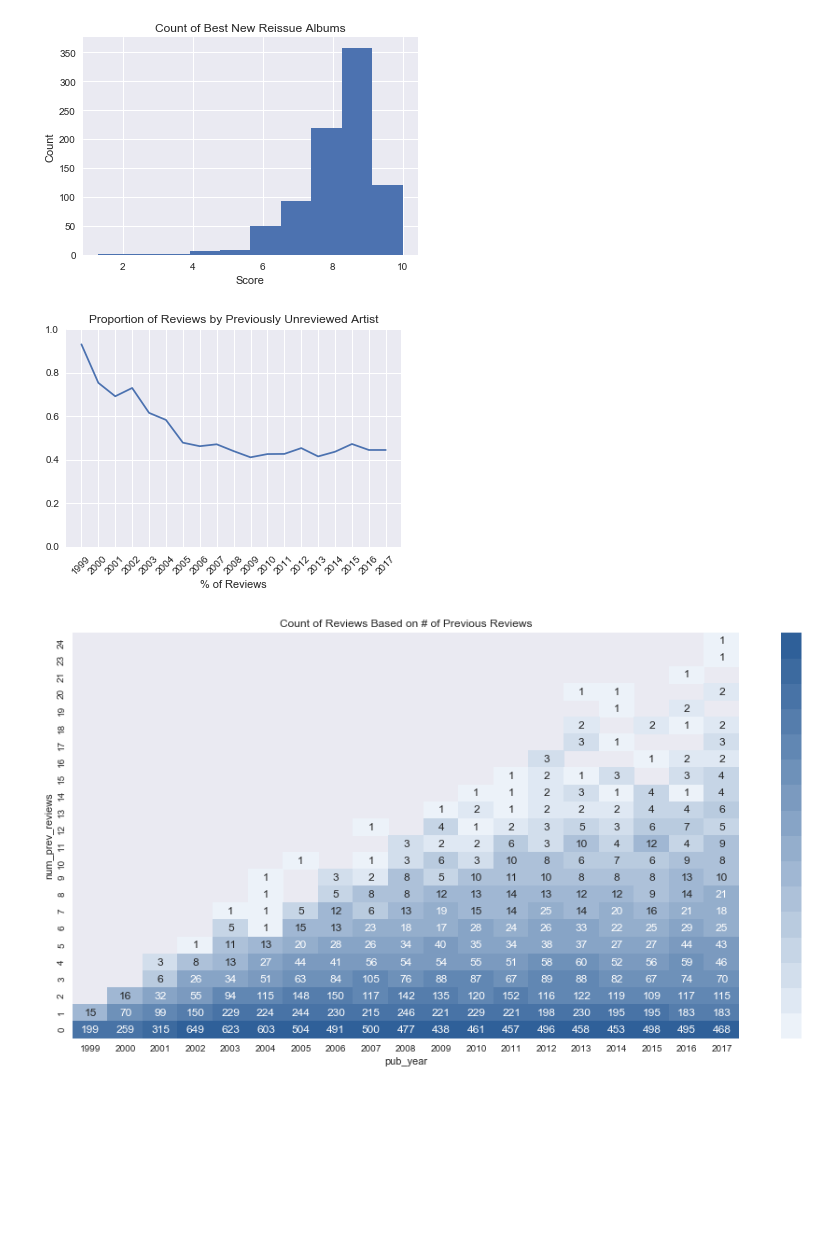
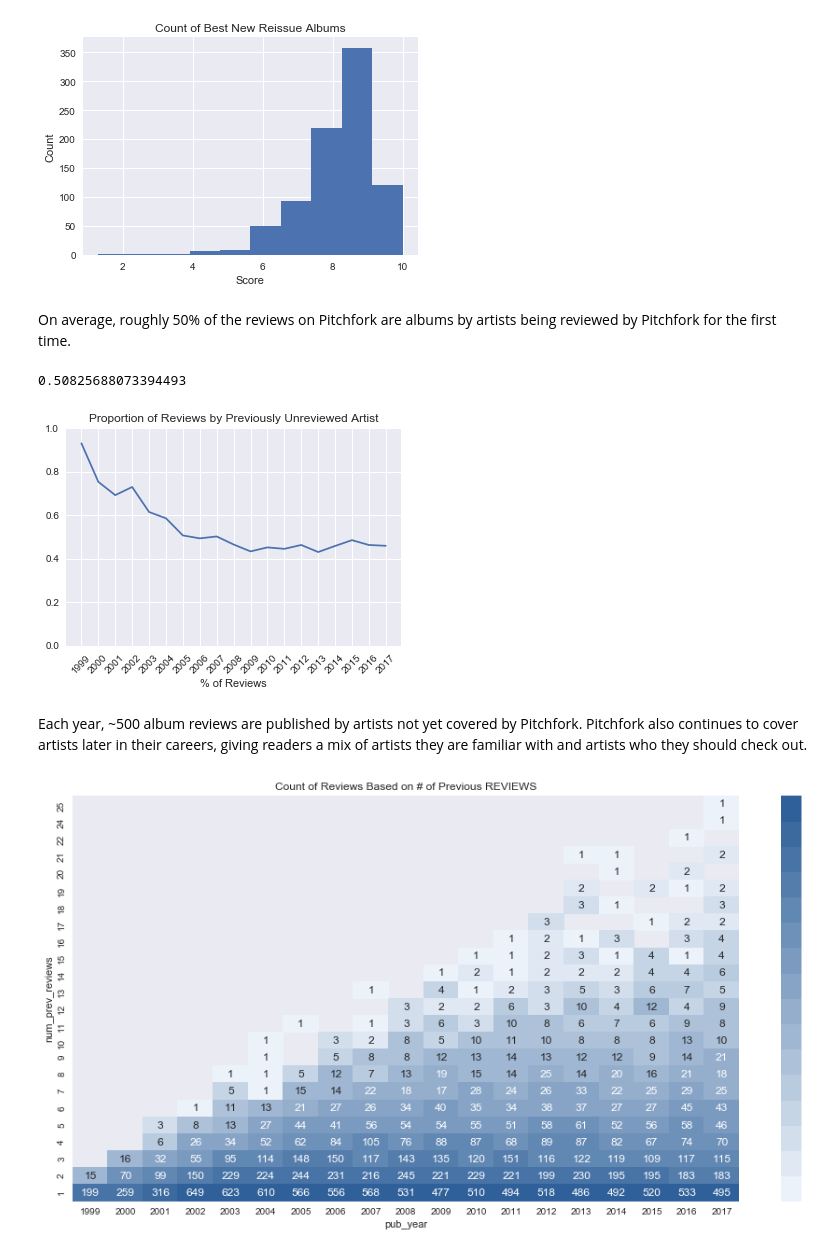
Before and after one commit to andrewjbashford/GalvanizeCapstone, a Jupyter notebook: EDA.ipynb, the cells around one changed output. Drawn from its saved outputs; the diff is of its cells as text; code cells hidden in the pictures; blank space fills up the shorter version.

```diff
--- a/EDA.ipynb
+++ b/EDA.ipynb
@@ -52,3 +108,5 @@ ValueError: max must be larger than min in range parameter.
+# %%
+df = pd.read_csv('../pitchfork2.csv')
 # %%
 years = np.arange(1999, 2018)
 df_new = df[df['new_album'] == 1]
@@ -70,2 +121,0 @@ df['abstract'].fillna(' ', inplace=True)
-# %%
-df.reset_index(inplace=True)
@@ -191,15 +168,23 @@ plt.ylabel('Count')
 plt.show()
 # %% [output]
 [figure]
+# %% [markdown]
+On average, roughly 50% of the reviews on Pitchfork are albums by artists being reviewed by Pitchfork for the first time.
+# %%
+df[df['num_prev_reviews'] == 1]['reviewid'].count()/float(df['reviewid'].count())
+# %% [output]
+0.50825688073394493
 # %%
-plt.plot(years, (df[df['num_prev_reviews'] == 0].groupby('pub_year')['reviewid'].count()/df.groupby('pub_year')['reviewid'].count()))
+plt.plot(years, (df[df['num_prev_reviews'] == 1].groupby('pub_year')['reviewid'].count()/df.groupby('pub_year')['reviewid'].count()))
 plt.title('Proportion of Reviews by Previously Unreviewed Artist')
 plt.xticks(years, rotation=45)
 plt.xlabel('% of Reviews')
 plt.ylim(0,1)
 plt.show()
 # %% [output]
-[figure, old version]
+[figure, new version]
+# %% [markdown]
+Each year, ~500 album reviews are published by artists not yet covered by Pitchfork. Pitchfork also continues to cover artists later in their careers, giving readers a mix of artists they are familiar with and artists who they should check out.
 # %%
 filtered_df = df_new
 temp_df = pd.DataFrame(filtered_df.groupby(['pub_year', 'num_prev_reviews'])['reviewid'].count()).reset_index()
```
Also changed, not shown: parts of 86 cells of this notebook, 8 other files.
